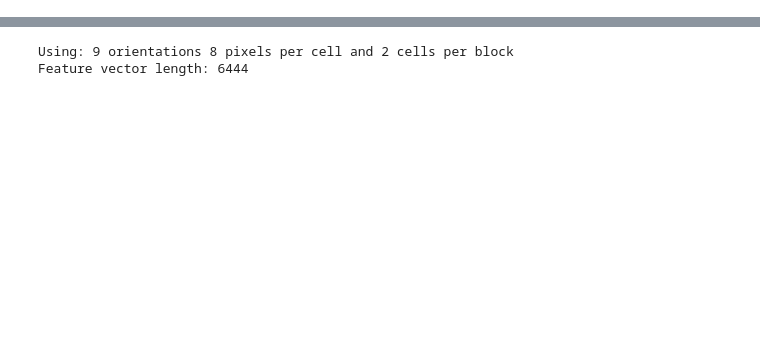
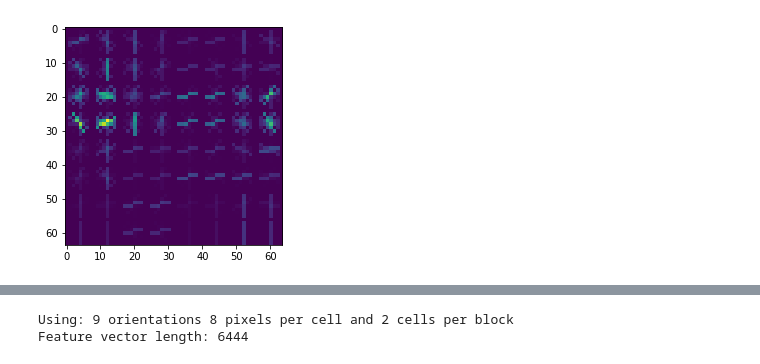
Before and after one commit to AntoniaSophia/VehicleDetection, a Jupyter notebook: solution/VehicleDetection.ipynb, the cells around one changed output, grey strips where cells are left out. Saved outputs shown, nothing was run; the diff lists cells and outputs as text; code cells hidden in the pictures; blank space fills up the shorter version.

```diff
--- a/solution/VehicleDetection.ipynb
+++ b/solution/VehicleDetection.ipynb
@@ -89,0 +116,7 @@ def get_hog_features(img, orient, pix_per_cell, cell_per_block,
+# %%
+# Hog channel 1
+features , hog_image1 = get_hog_features(hog_example_img[:,:,1], orient, pix_per_cell, cell_per_block, True, True)
+plt.imshow(hog_image1)
+plt.show()
+# %% [output]
+[figure, added]
```
Also changed, not shown: parts of 7 cells of this notebook, 7 other files.
